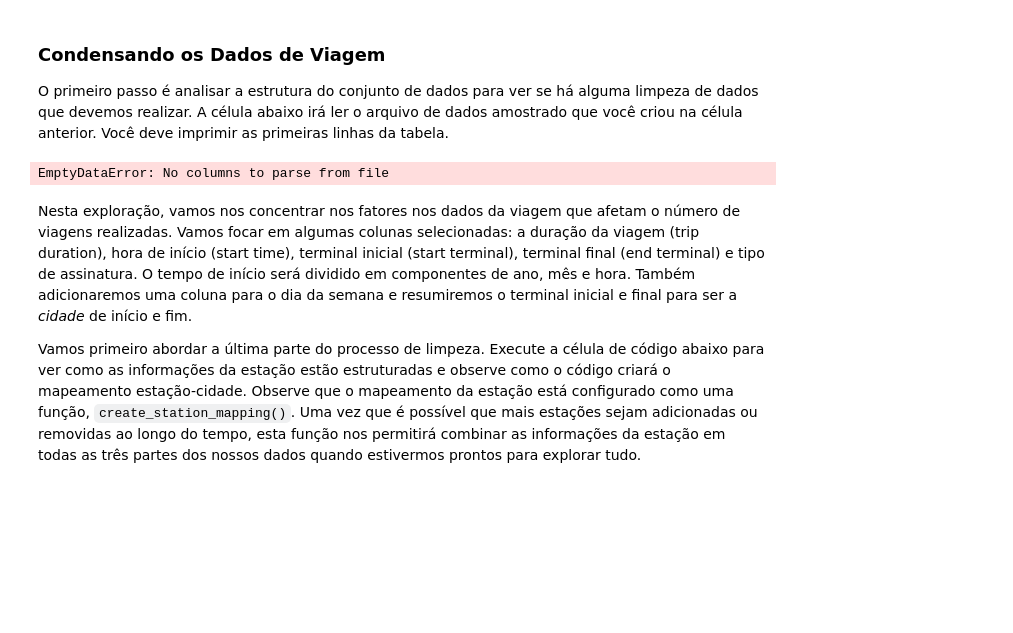
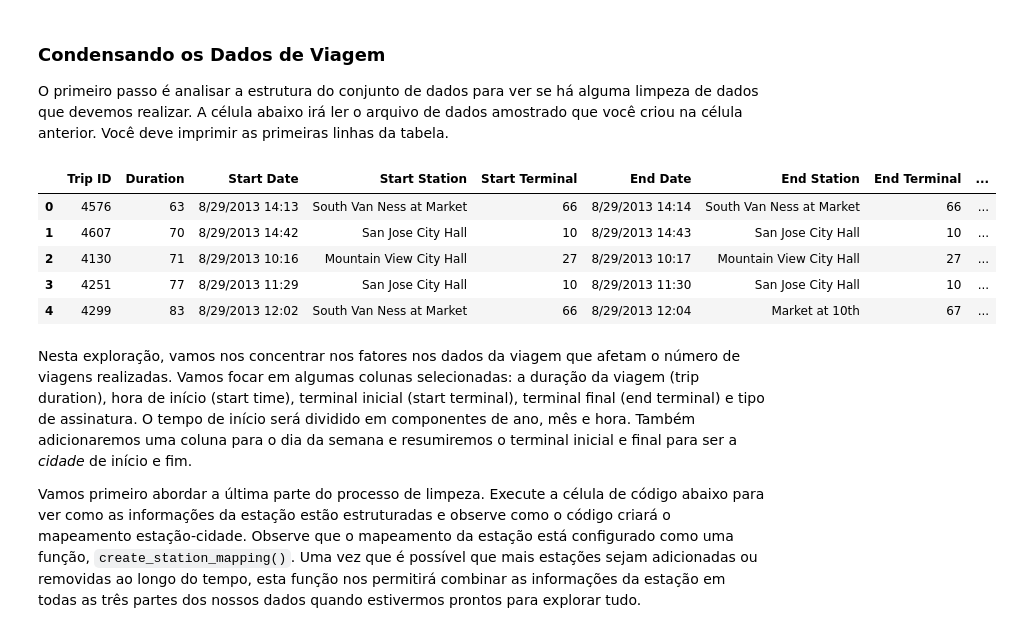
Before and after one commit to jpventura/BikeShareAnalysis, a Jupyter notebook: Analise_Bay_Area_Bike_Share-NDFDSI.ipynb, the cells around one changed output. Saved outputs shown, nothing was run; the diff lists cells and outputs as text; code cells hidden in the pictures; blank space fills up the shorter version.

Commit message:
:recycle: Read bike trips from file by start date

```diff
--- a/Analise_Bay_Area_Bike_Share-NDFDSI.ipynb
+++ b/Analise_Bay_Area_Bike_Share-NDFDSI.ipynb
@@ -103,12 +62,16 @@ with open(file_out, 'w') as f_out, open(file_in, 'r') as f_in:
 
 O primeiro passo é analisar a estrutura do conjunto de dados para ver se há alguma limpeza de dados que devemos realizar. A célula abaixo irá ler o arquivo de dados amostrado que você criou na célula anterior. Você deve imprimir as primeiras linhas da tabela.
 # %%
-sample_data = pd.read_csv('201309_trip_data.csv')
+sample_data = pd.read_csv('data/201309_trip_data.csv')
 
-for i in samples_data:
-    print(i)
+sample_data.head()
 # %% [output]
-EmptyDataError: No columns to parse from file
+|  | Trip ID | Duration | Start Date | Start Station | Start Terminal | End Date | End Station | End Terminal | ... |
+| 0 | 4576 | 63 | 8/29/2013 14:13 | South Van Ness at Market | 66 | 8/29/2013 14:14 | South Van Ness at Market | 66 | ... |
+| 1 | 4607 | 70 | 8/29/2013 14:42 | San Jose City Hall | 10 | 8/29/2013 14:43 | San Jose City Hall | 10 | ... |
+| 2 | 4130 | 71 | 8/29/2013 10:16 | Mountain View City Hall | 27 | 8/29/2013 10:17 | Mountain View City Hall | 27 | ... |
+| 3 | 4251 | 77 | 8/29/2013 11:29 | San Jose City Hall | 10 | 8/29/2013 11:30 | San Jose City Hall | 10 | ... |
+| 4 | 4299 | 83 | 8/29/2013 12:02 | South Van Ness at Market | 66 | 8/29/2013 12:04 | Market at 10th | 67 | ... |
 # %% [markdown]
 Nesta exploração, vamos nos concentrar nos fatores nos dados da viagem que afetam o número de viagens realizadas. Vamos focar em algumas colunas selecionadas: a duração da viagem (trip duration), hora de início (start time), terminal inicial (start terminal), terminal final (end terminal) e tipo de assinatura. O tempo de início será dividido em componentes de ano, mês e hora. Também adicionaremos uma coluna para o dia da semana e resumiremos o terminal inicial e final para ser a _cidade_ de início e fim.
 
```
Also changed, not shown: parts of 5 cells of this notebook.
